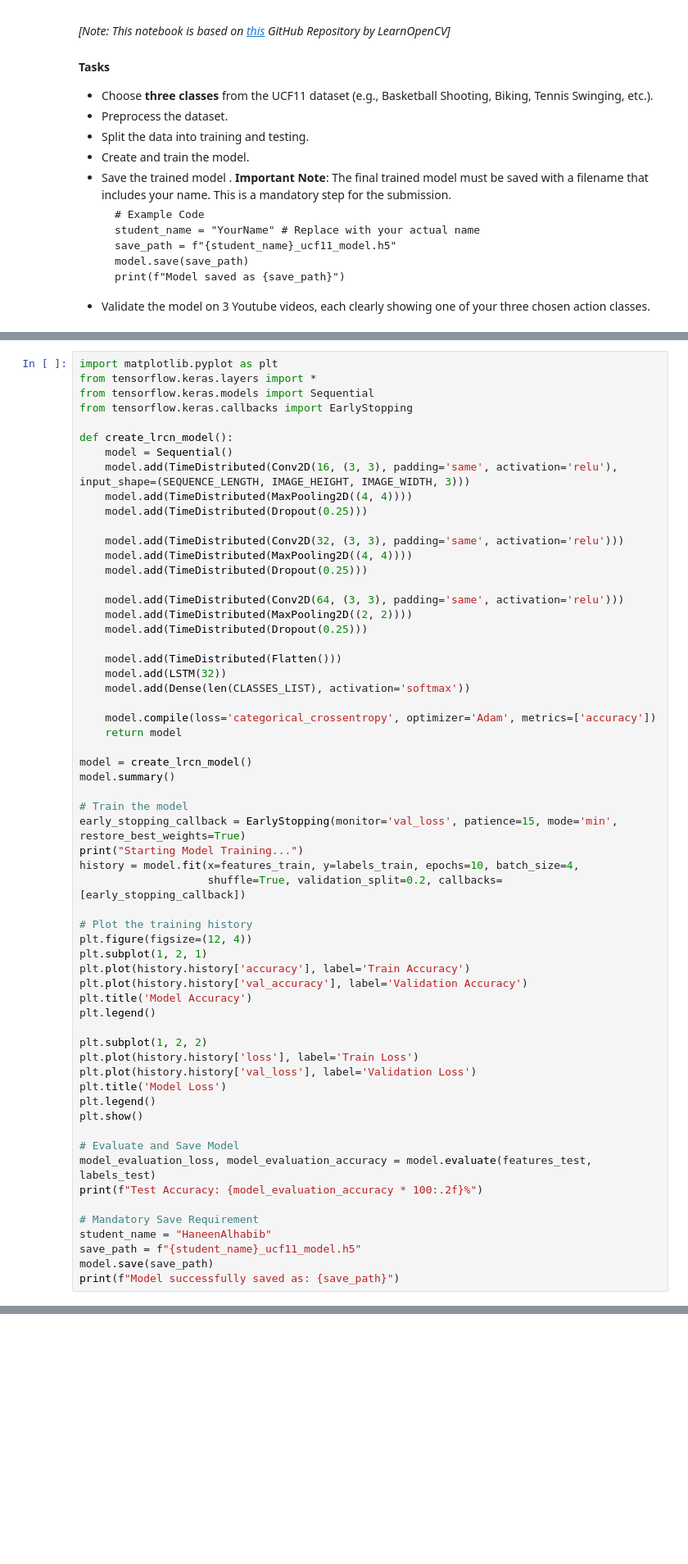
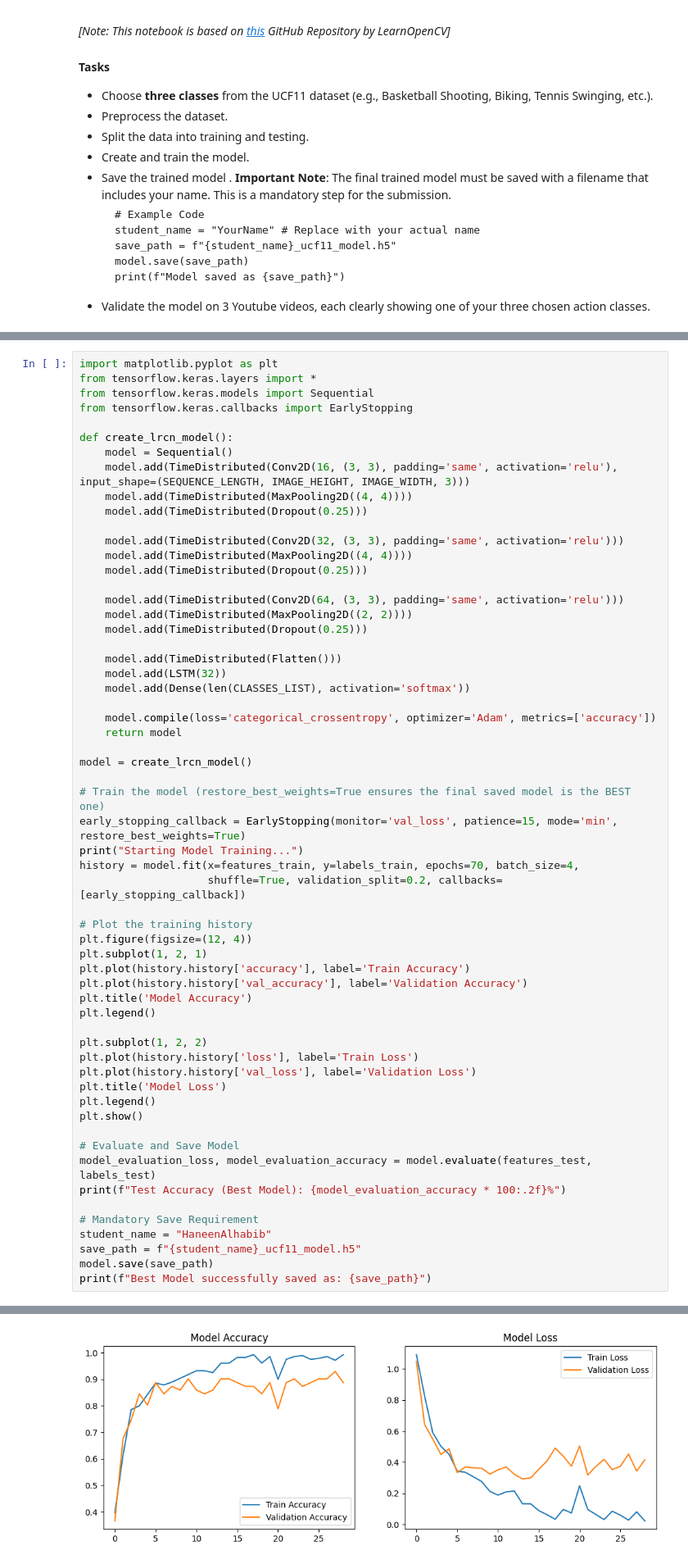
Before and after one commit to HaneenAlhabib/arti560-computer-vision-labs, a Jupyter notebook: lab07-action-recognition/lab07-action-recognition-exercise.ipynb, the cells around one changed output, grey strips where cells are left out. Shown at 82% size. Cells and saved outputs as stored; diff of their text form; blank space fills up the shorter version.

```diff
--- a/lab07-action-recognition/lab07-action-recognition-exercise.ipynb
+++ b/lab07-action-recognition/lab07-action-recognition-exercise.ipynb
@@ -142,12 +166,11 @@ def create_lrcn_model():
     return model
 
 model = create_lrcn_model()
-model.summary()
 
-# Train the model
+# Train the model (restore_best_weights=True ensures the final saved model is the BEST one)
 early_stopping_callback = EarlyStopping(monitor='val_loss', patience=15, mode='min', restore_best_weights=True)
 print("Starting Model Training...")
-history = model.fit(x=features_train, y=labels_train, epochs=10, batch_size=4,
+history = model.fit(x=features_train, y=labels_train, epochs=70, batch_size=4,
                     shuffle=True, validation_split=0.2, callbacks=[early_stopping_callback])
 
 # Plot the training history
@@ -167,10 +190,11 @@ plt.show()
 
 # Evaluate and Save Model
 model_evaluation_loss, model_evaluation_accuracy = model.evaluate(features_test, labels_test)
-print(f"Test Accuracy: {model_evaluation_accuracy * 100:.2f}%")
+print(f"Test Accuracy (Best Model): {model_evaluation_accuracy * 100:.2f}%")
 
 # Mandatory Save Requirement
 student_name = "HaneenAlhabib"
 save_path = f"{student_name}_ucf11_model.h5"
 model.save(save_path)
-print(f"Model successfully saved as: {save_path}")
+print(f"Best Model successfully saved as: {save_path}")
+# %% [output]
@@ -176,0 +218 @@ print(f"Model successfully saved as: {save_path}")
+[figure, added]
```
Also changed, not shown: parts of 4 cells of this notebook.
